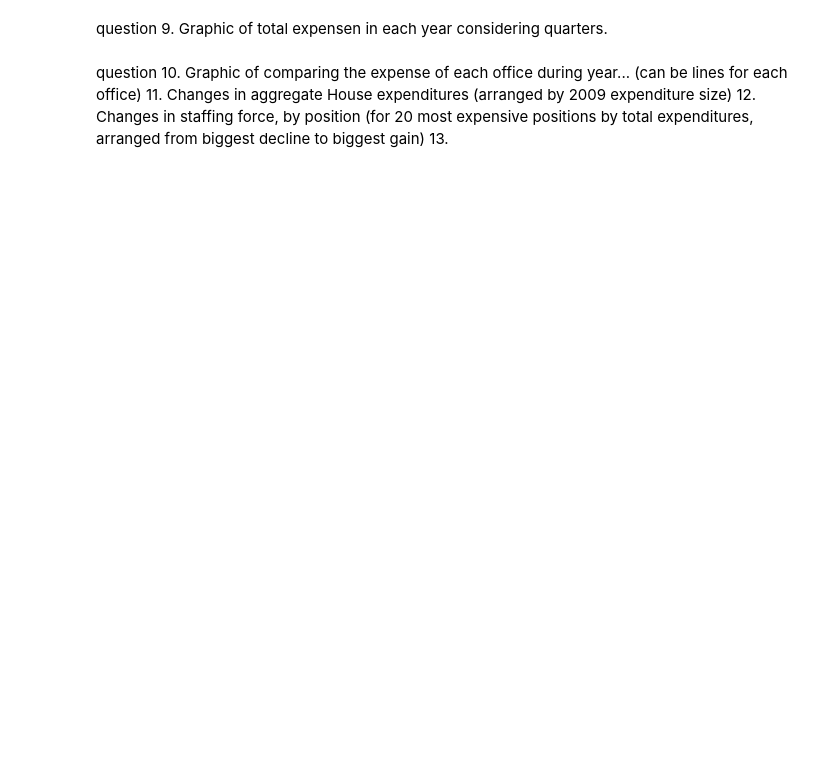
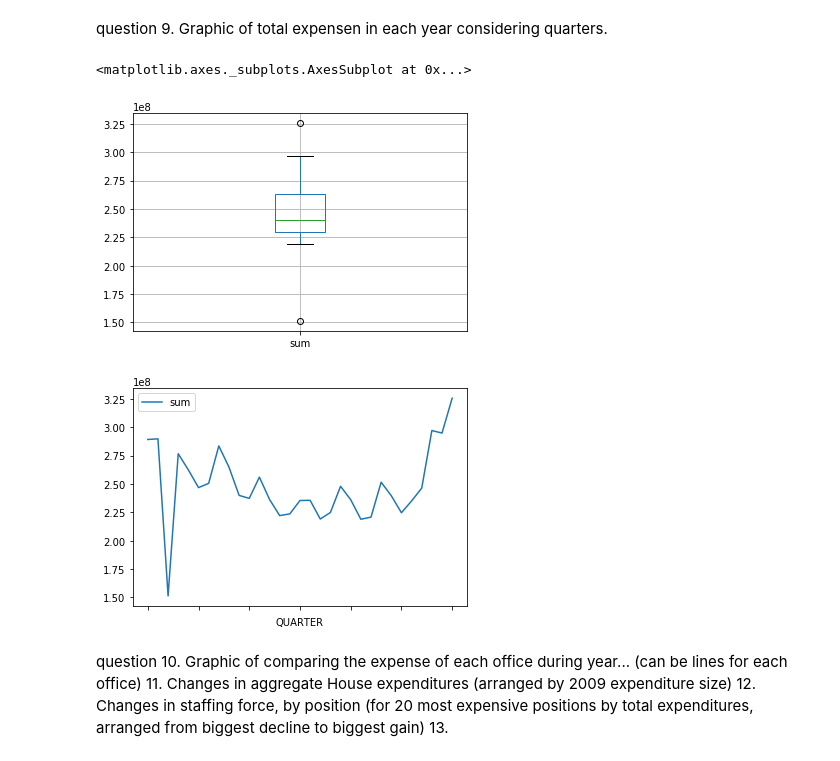
Before and after one commit to arminkhayyer/Information-Technology-Dr-Smith, a Jupyter notebook: Project2 notebook.ipynb, the cells around one changed output. Cells and saved outputs as stored; diff of their text form; code cells hidden in the pictures; blank space fills up the shorter version.

```diff
--- a/Project2 notebook.ipynb
+++ b/Project2 notebook.ipynb
@@ -103,5 +139,17 @@ question 8. Graphic of total expenses in each year.
 # %% [markdown]
 question 9. Graphic of total expensen in each year considering quarters.
+# %%
+quarterly = df.groupby(["QUARTER"])["AMOUNT"].aggregate(["sum"])
+
+
+dfquarterly = pd.DataFrame(quarterly)
+#dfquarterly.index
+quarterly.boxplot()
+quarterly.plot(x=dfquarterly.index)
+# %% [output]
+<matplotlib.axes._subplots.AxesSubplot at 0x...>
+[figure, added]
+[figure, added]
 # %% [markdown]
 question 10. Graphic of comparing the expense of each office during year... (can be lines for each office)
 11. Changes in aggregate House expenditures (arranged by 2009 expenditure size)
```
Also changed, not shown: parts of 18 cells of this notebook, 3 other files.
